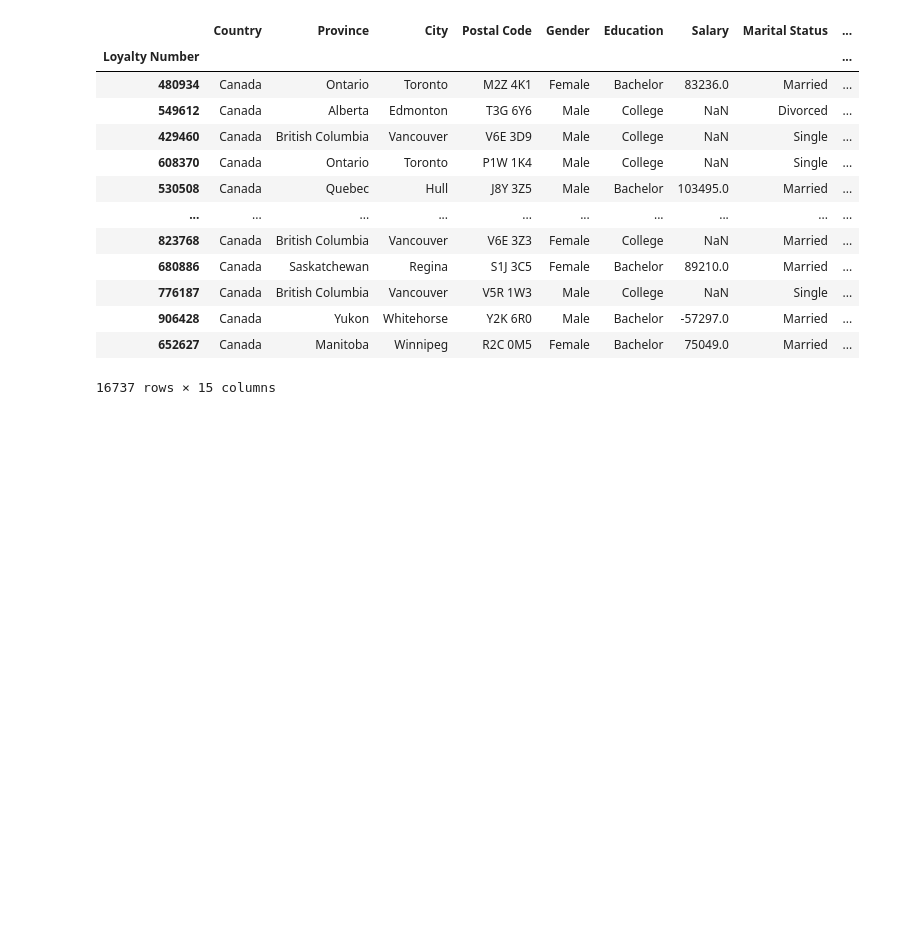
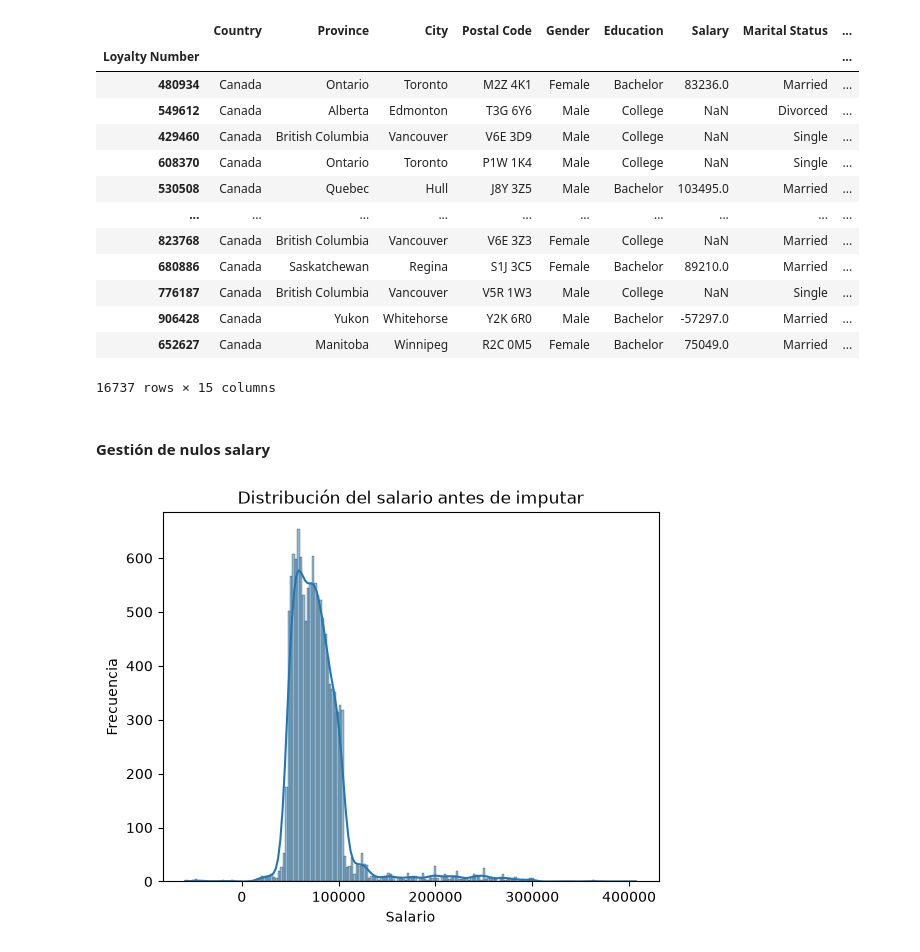
Before and after one commit to Adalab/bda-modulo-3-evaluacion-final-beatrizsjj, a Jupyter notebook: EDA.ipynb, the cells around one changed output. Drawn from its saved outputs; the diff is of its cells as text; code cells hidden in the pictures; blank space fills up the shorter version.

Commit message:
gestion/imputacion de nulos, unión de ambas tablas, revision/limpieza variables categoricas

```diff
--- a/EDA.ipynb
+++ b/EDA.ipynb
@@ -177,3 +177,5 @@ df_loyalty
 | 906428 | Canada | Yukon | Whitehorse | Y2K 6R0 | Male | Bachelor | -57297.0 | Married | ... |
 | 652627 | Canada | Manitoba | Winnipeg | R2C 0M5 | Female | Bachelor | 75049.0 | Married | ... |
 16737 rows × 15 columns
+# %% [markdown]
+#### Gestión de nulos salary
@@ -179,0 +186,14 @@ df_loyalty
+# %%
+#Antes de imputar los nulos, vemos la distribución
+
+import matplotlib.pyplot as plt
+import seaborn as sns
+
+sns.histplot(df_loyalty["Salary"], kde=True)
+
+plt.title("Distribución del salario antes de imputar")
+plt.xlabel("Salario")
+plt.ylabel("Frecuencia")
+plt.show()
+# %% [output]
+[figure, added]
```
Also changed, not shown: parts of 26 cells of this notebook, 1 other file.
